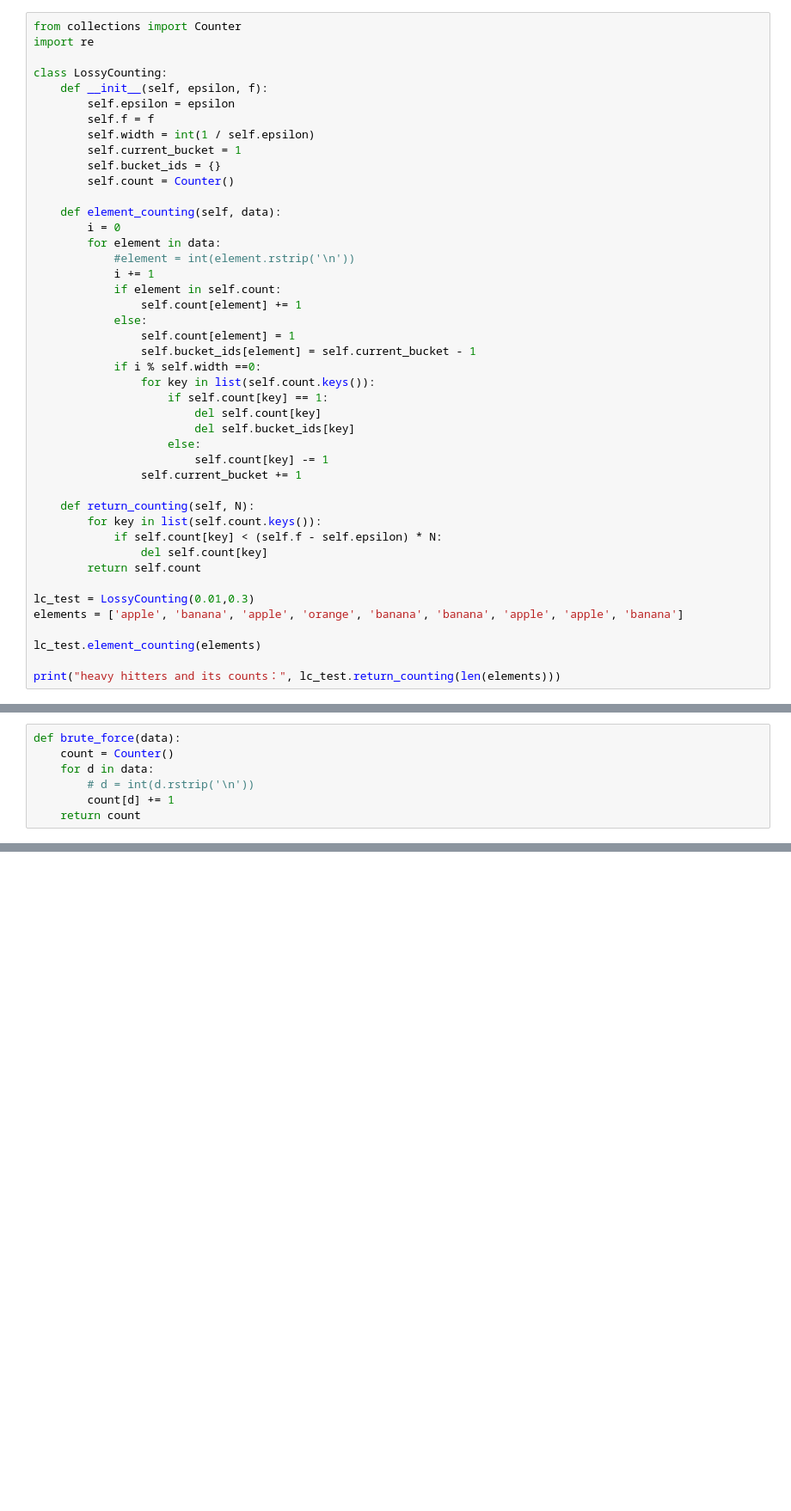
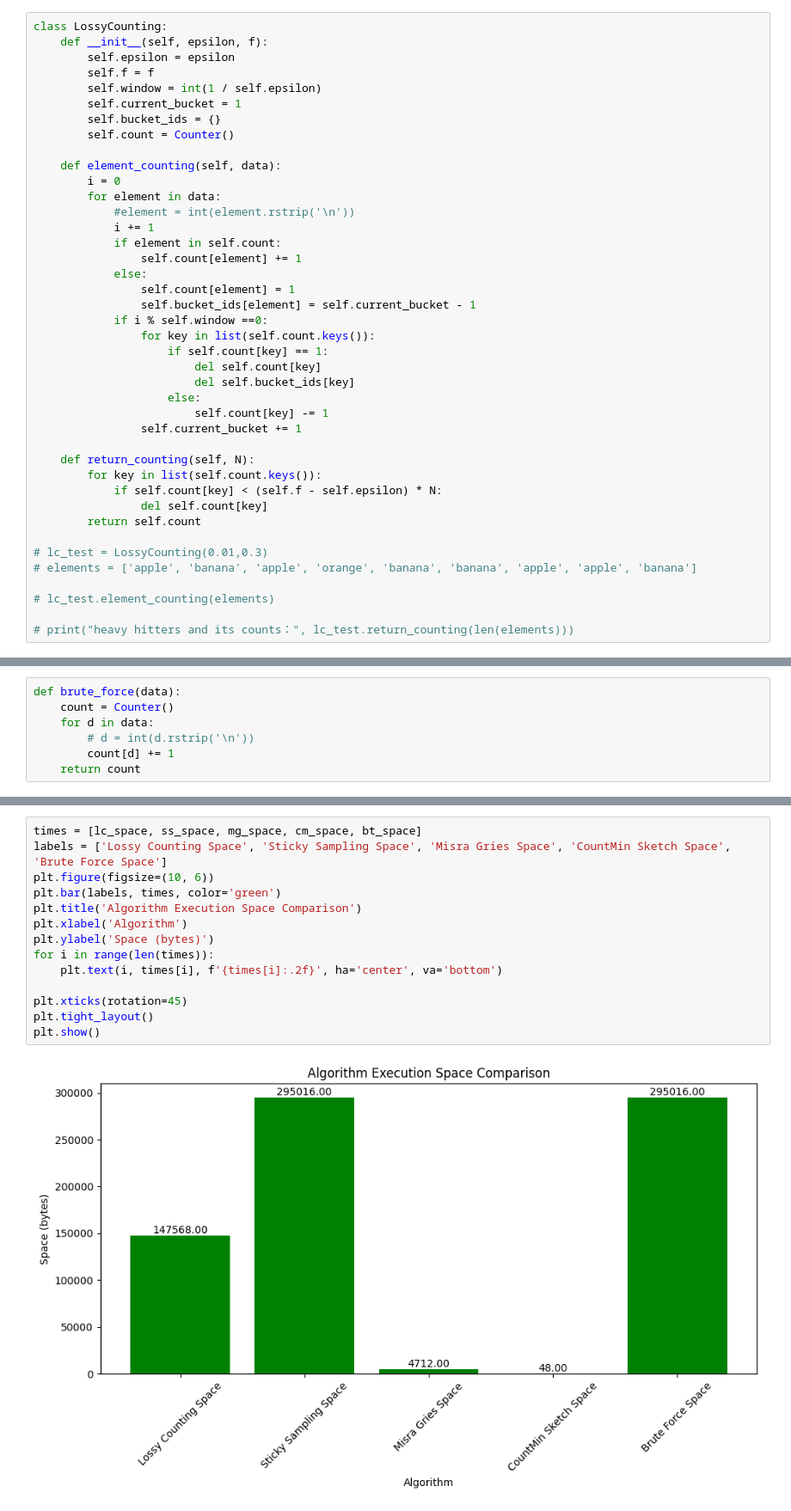
Before and after one commit to KingofGuava/Taming-Big-Data-FP, a Jupyter notebook: FP_Lossy_Count.ipynb, the cells around one changed output, grey strips where cells are left out. Shown at 86% size. Cells and saved outputs as stored; diff of their text form; blank space fills up the shorter version.

```diff
--- a/FP_Lossy_Count.ipynb
+++ b/FP_Lossy_Count.ipynb
@@ -1,12 +16,9 @@
 # %%
-from collections import Counter
-import re
-
 class LossyCounting:
     def __init__(self, epsilon, f):
         self.epsilon = epsilon
         self.f = f
-        self.width = int(1 / self.epsilon)
+        self.window = int(1 / self.epsilon)
         self.current_bucket = 1
         self.bucket_ids = {}
         self.count = Counter()
@@ -21,7 +33,7 @@ class LossyCounting:
             else:
                 self.count[element] = 1
                 self.bucket_ids[element] = self.current_bucket - 1
-            if i % self.width ==0:
+            if i % self.window ==0:
                 for key in list(self.count.keys()):
                     if self.count[key] == 1:
                         del self.count[key]
@@ -36,9 +48,9 @@ class LossyCounting:
                 del self.count[key]
         return self.count
 
-lc_test = LossyCounting(0.01,0.3)
-elements = ['apple', 'banana', 'apple', 'orange', 'banana', 'banana', 'apple', 'apple', 'banana']
+# lc_test = LossyCounting(0.01,0.3)
+# elements = ['apple', 'banana', 'apple', 'orange', 'banana', 'banana', 'apple', 'apple', 'banana']
 
-lc_test.element_counting(elements)
+# lc_test.element_counting(elements)
 
-print("heavy hitters and its counts：", lc_test.return_counting(len(elements)))
+# print("heavy hitters and its counts：", lc_test.return_counting(len(elements)))
@@ -93,0 +316,16 @@ Brute Force Ground Truth： Counter({'the': 4846, 'to': 4405, 'of': 3960, 'and':
+# %%
+times = [lc_space, ss_space, mg_space, cm_space, bt_space]
+labels = ['Lossy Counting Space', 'Sticky Sampling Space', 'Misra Gries Space', 'CountMin Sketch Space', 'Brute Force Space']
+plt.figure(figsize=(10, 6))
+plt.bar(labels, times, color='green')
+plt.title('Algorithm Execution Space Comparison')
+plt.xlabel('Algorithm')
+plt.ylabel('Space (bytes)')
+for i in range(len(times)):
+    plt.text(i, times[i], f'{times[i]:.2f}', ha='center', va='bottom')
+
+plt.xticks(rotation=45)
+plt.tight_layout()
+plt.show()
+# %% [output]
+[figure, added]
```
Also changed, not shown: parts of 19 cells of this notebook, 2 other files.
